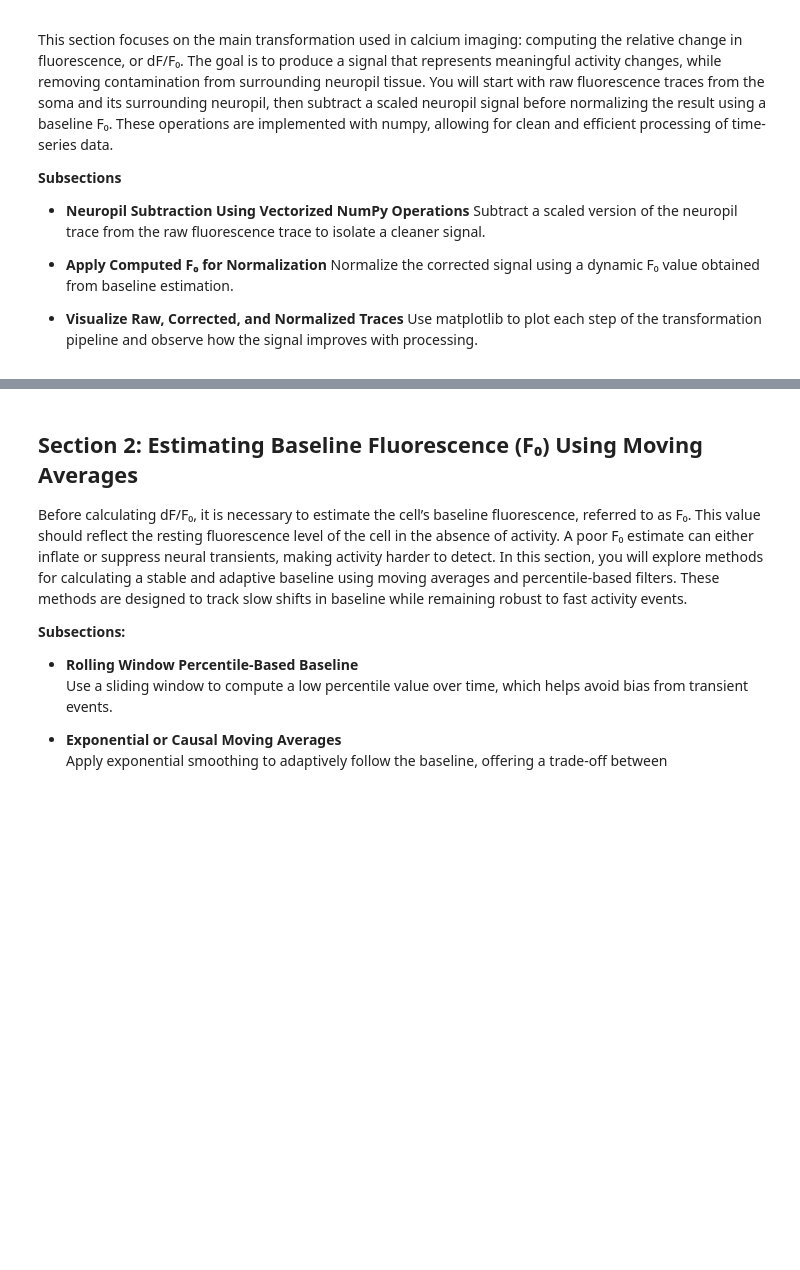
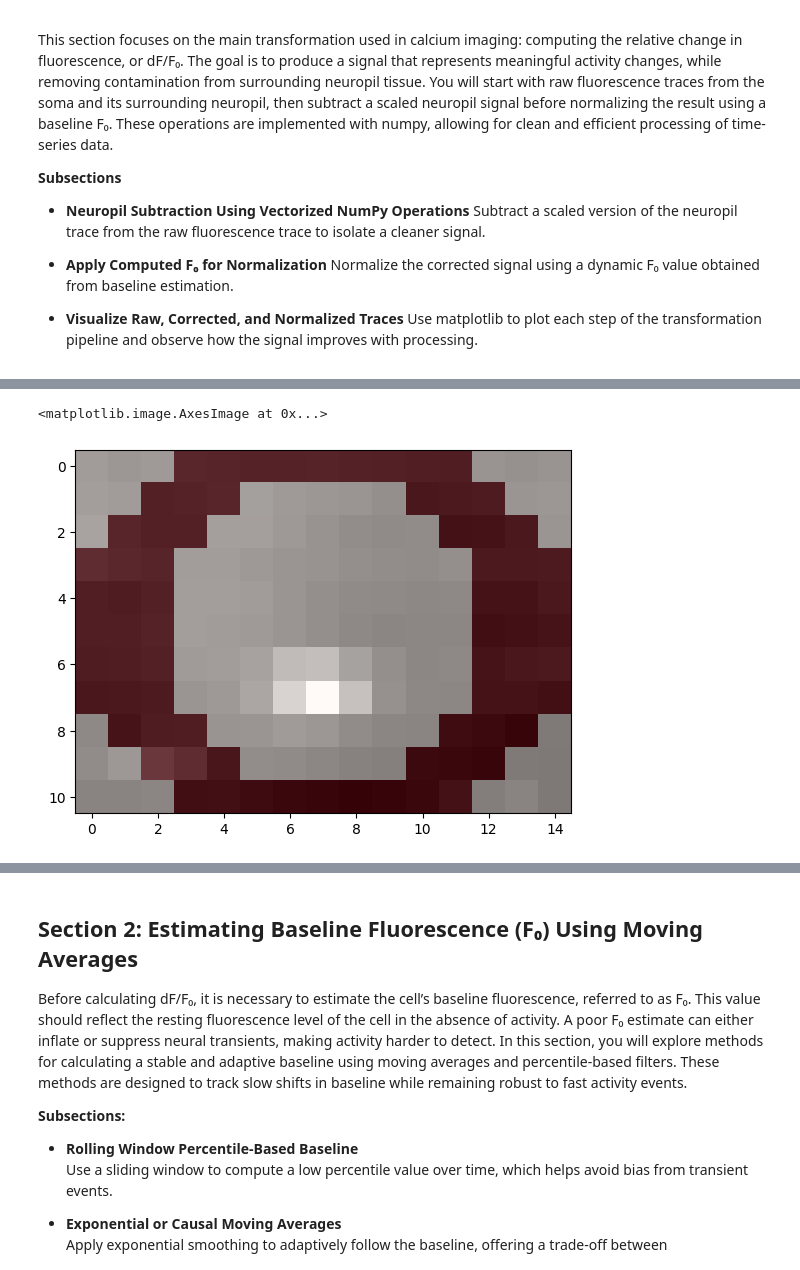
Before and after one commit to sangeethankumar/Courses, a Jupyter notebook: CalciumImaging/Draft1/04. Using the Neuropil to Get Better Cell Fluorescence Estimates.ipynb, the cells around one changed output, grey strips where cells are left out. Saved outputs shown, nothing was run; the diff lists cells and outputs as text; code cells hidden in the pictures; blank space fills up the shorter version.

```diff
--- a/CalciumImaging/Draft1/04. Using the Neuropil to Get Better Cell Fluorescence Estimates.ipynb
+++ b/CalciumImaging/Draft1/04. Using the Neuropil to Get Better Cell Fluorescence Estimates.ipynb
@@ -23,0 +48,6 @@ Use matplotlib to plot each step of the transformation pipeline and observe how
+# %%
+plt.imshow(data.mean(axis=0), cmap='gray')
+plt.imshow(neuropil_mask, cmap='Reds', alpha=0.5)
+# %% [output]
+<matplotlib.image.AxesImage at 0x...>
+[figure, added]
```
Also changed, not shown: parts of 20 cells of this notebook.
